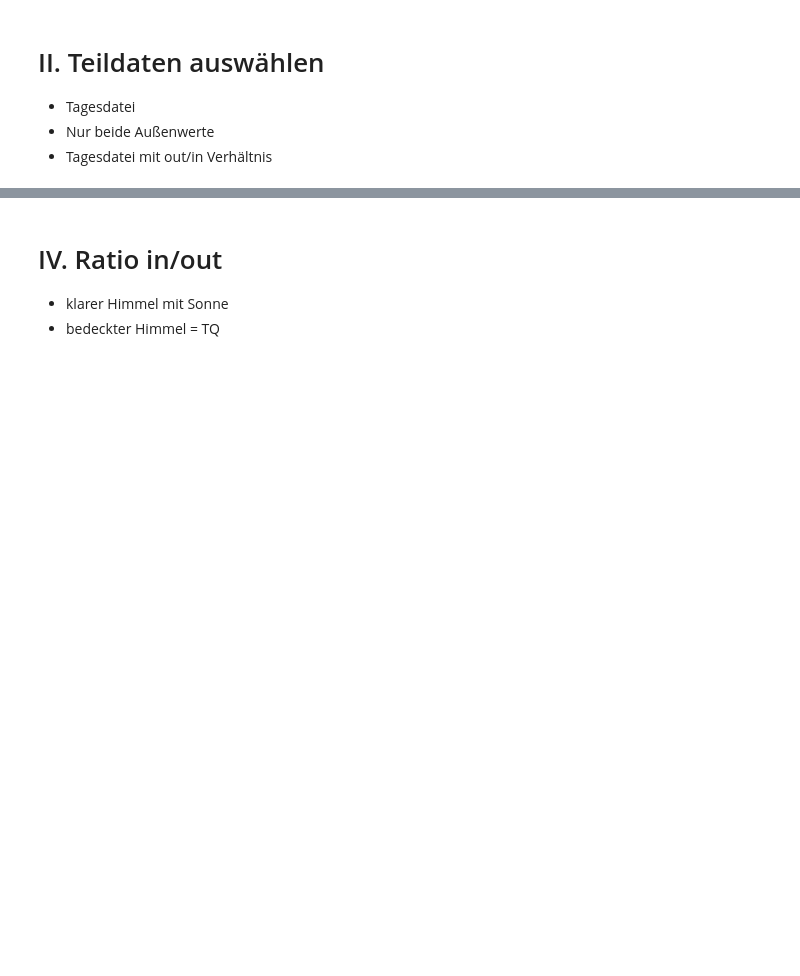
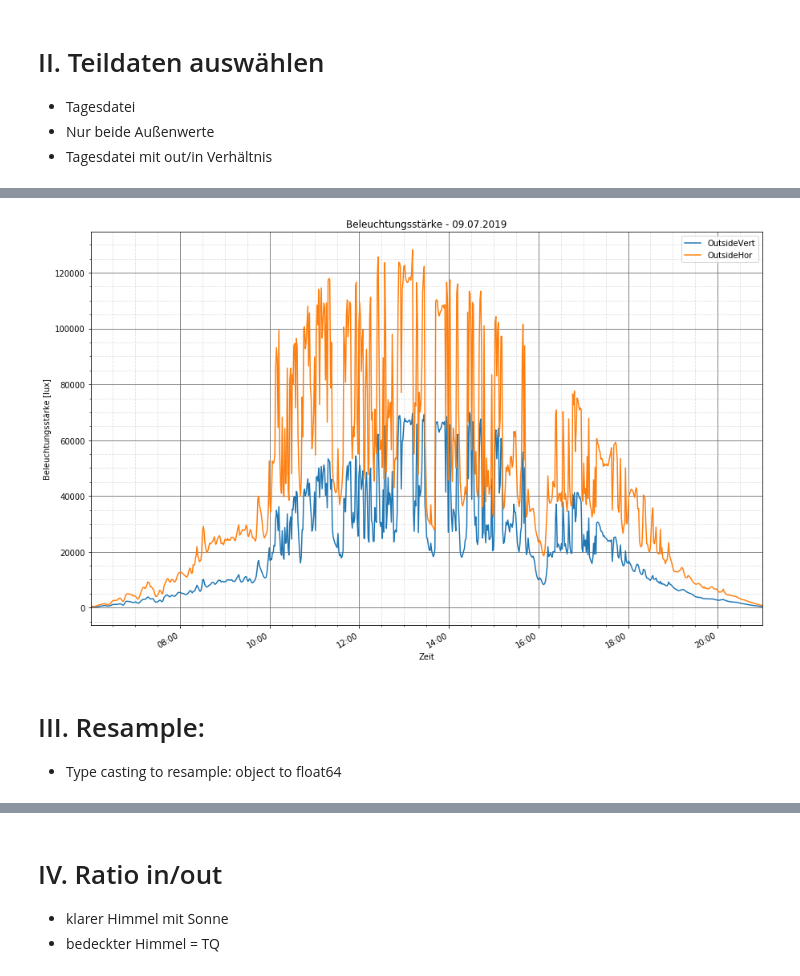
Before and after one commit to OliverZott/DataAnalysis_Almemo, a Jupyter notebook: Data_Almemo.ipynb, the cells around one changed output, grey strips where cells are left out. Cells and saved outputs as stored; diff of their text form; code cells hidden in the pictures; blank space fills up the shorter version.

```diff
--- a/Data_Almemo.ipynb
+++ b/Data_Almemo.ipynb
@@ -169,11 +139,25 @@ DataError: No numeric types to aggregate
 # %%
-df_20190709_out2 = df_20190709_out.loc['2019-07-09 06:00:00':'2019-07-09 21:00:00']
+# plot specific timespan on specific day:
 
-ax = df_20190709_out2.plot(y = ['OutsideVert','OutsideHor'],grid=True,figsize=(15,10), title = 'Beleuchtungsstärkeverlauf')
+ax = df.loc['2019-07-09 06:00:00':'2019-07-09 21:00:00'].plot(
+    y=['OutsideVert','OutsideHor'],grid=True,figsize=(15,10),
+    title = 'Beleuchtungsstärke - 09.07.2019' )
+
 ax.set_xlabel("Zeit")
 ax.set_ylabel("Beleuchtungsstärke [lux]")
 
+# ----------------------------------------------------------------------------------
+# Show major grid lines
+plt.grid(b=True, which='major', color='#666666', linestyle='-')
+# Show the minor grid lines with very faint and almost transparent grey lines
+plt.minorticks_on()
+plt.grid(b=True, which='minor', color='#999999', linestyle='--', alpha=0.3)
+
+# ----------------------------------------------------------------------------------
 # Formatting Date values at x-axis
 # https://matplotlib.org/api/dates_api.html
+
 myFmt = myFmt = DateFormatter("%H:%M") # "%m/%d"
 ax.xaxis.set_major_formatter(myFmt)
+# %% [output]
+[figure, added]
@@ -179,0 +177,4 @@ ax.xaxis.set_major_formatter(myFmt)
+# %% [markdown]
+# III. Resample:
+
+- Type casting to resample: object to float64
```
Also changed, not shown: parts of 37 cells of this notebook.
